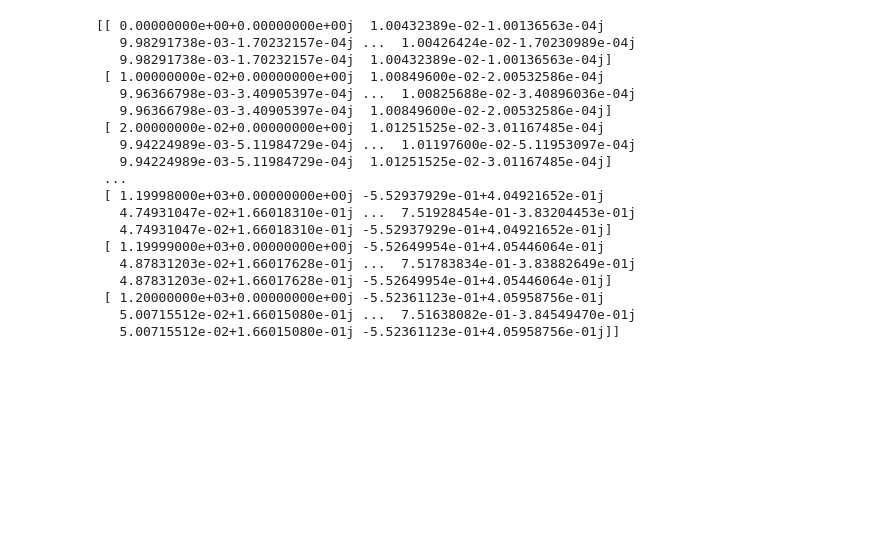
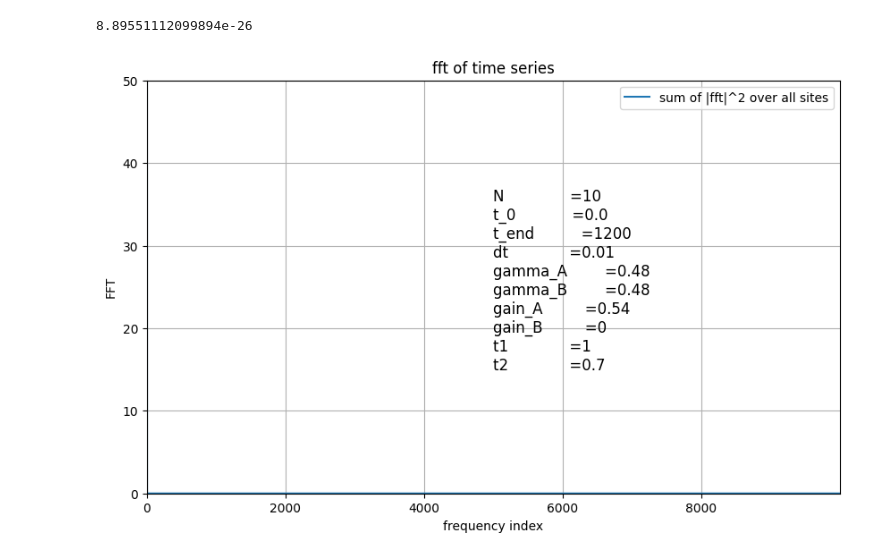
Before and after one commit to sangsoonoh/ML_phase_diagram, a Jupyter notebook: ssh_1d_sat_gain/ssh_1d_cpp.ipynb, the cells around one changed output. Drawn from its saved outputs; the diff is of its cells as text; code cells hidden in the pictures; blank space fills up the shorter version.

```diff
--- a/ssh_1d_sat_gain/ssh_1d_cpp.ipynb
+++ b/ssh_1d_sat_gain/ssh_1d_cpp.ipynb
@@ -53,22 +54,0 @@ plt.show()
-# %%
-print(time_series)
-# %% [output]
-[[ 0.00000000e+00+0.00000000e+00j  1.00432389e-02-1.00136563e-04j
-   9.98291738e-03-1.70232157e-04j ...  1.00426424e-02-1.70230989e-04j
-   9.98291738e-03-1.70232157e-04j  1.00432389e-02-1.00136563e-04j]
- [ 1.00000000e-02+0.00000000e+00j  1.00849600e-02-2.00532586e-04j
-   9.96366798e-03-3.40905397e-04j ...  1.00825688e-02-3.40896036e-04j
-   9.96366798e-03-3.40905397e-04j  1.00849600e-02-2.00532586e-04j]
- [ 2.00000000e-02+0.00000000e+00j  1.01251525e-02-3.01167485e-04j
-   9.94224989e-03-5.11984729e-04j ...  1.01197600e-02-5.11953097e-04j
-   9.94224989e-03-5.11984729e-04j  1.01251525e-02-3.01167485e-04j]
- ...
- [ 1.19998000e+03+0.00000000e+00j -5.52937929e-01+4.04921652e-01j
-   4.74931047e-02+1.66018310e-01j ...  7.51928454e-01-3.83204453e-01j
-   4.74931047e-02+1.66018310e-01j -5.52937929e-01+4.04921652e-01j]
- [ 1.19999000e+03+0.00000000e+00j -5.52649954e-01+4.05446064e-01j
-   4.87831203e-02+1.66017628e-01j ...  7.51783834e-01-3.83882649e-01j
-   4.87831203e-02+1.66017628e-01j -5.52649954e-01+4.05446064e-01j]
- [ 1.20000000e+03+0.00000000e+00j -5.52361123e-01+4.05958756e-01j
-   5.00715512e-02+1.66015080e-01j ...  7.51638082e-01-3.84549470e-01j
-   5.00715512e-02+1.66015080e-01j -5.52361123e-01+4.05958756e-01j]]
@@ -76,0 +55,25 @@ print(time_series)
+# %%
+from numpy import fft
+time_section_filter = (800<t_values)*(t_values<900)
+psi_fft = fft.fft(psi_values[time_section_filter,:], axis=0)
+# %%
+fig, ax = plt.subplots(figsize=(10, 6))
+
+psi_fft_all_sites = np.sum(np.abs(psi_fft)**2, axis=1)
+
+ax.plot(psi_fft_all_sites, label='sum of |fft|^2 over all sites')
+
+ax.set_xlabel('frequency index')
+ax.set_ylabel('FFT')
+ax.legend()
+ax.set_title('fft of time series')
+ax.set_ylim((0,50))
+ax.set_xmargin(0)
+ax.grid(True)
+params = {'N':N, 't_0':t0, 't_end': t_end, 'dt':dt, 'gamma_A':gamA, 'gamma_B':gamB, 'gain_A': gA, 'gain_B':gB, 't1':t1, 't2':t2}
+paramtext = "\n".join([ f"{key:<15}={value:<6}" for key, value in params.items()])
+ax.text(x=.5, y=.3,s=paramtext, color='black', transform=ax.transAxes, size=12)
+np.max(psi_fft_all_sites[1:])
+# %% [output]
+8.89551112099894e-26
+[figure, added]
```
Also changed, not shown: parts of 5 cells of this notebook, 1 other file.
